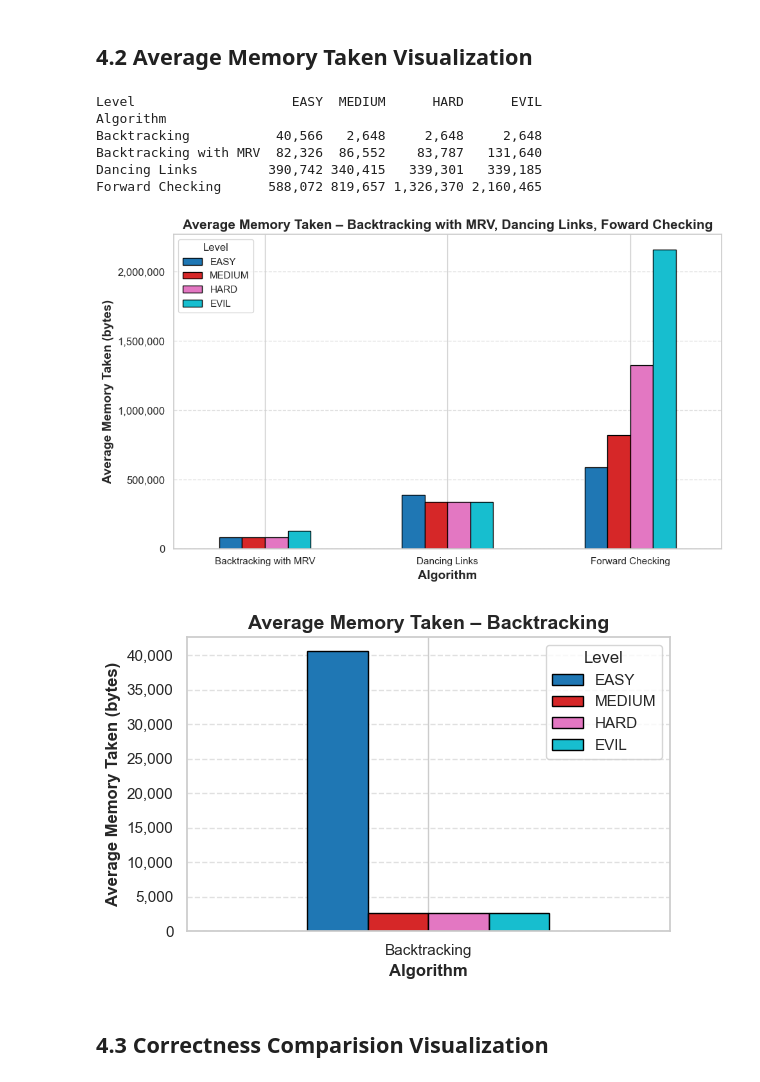
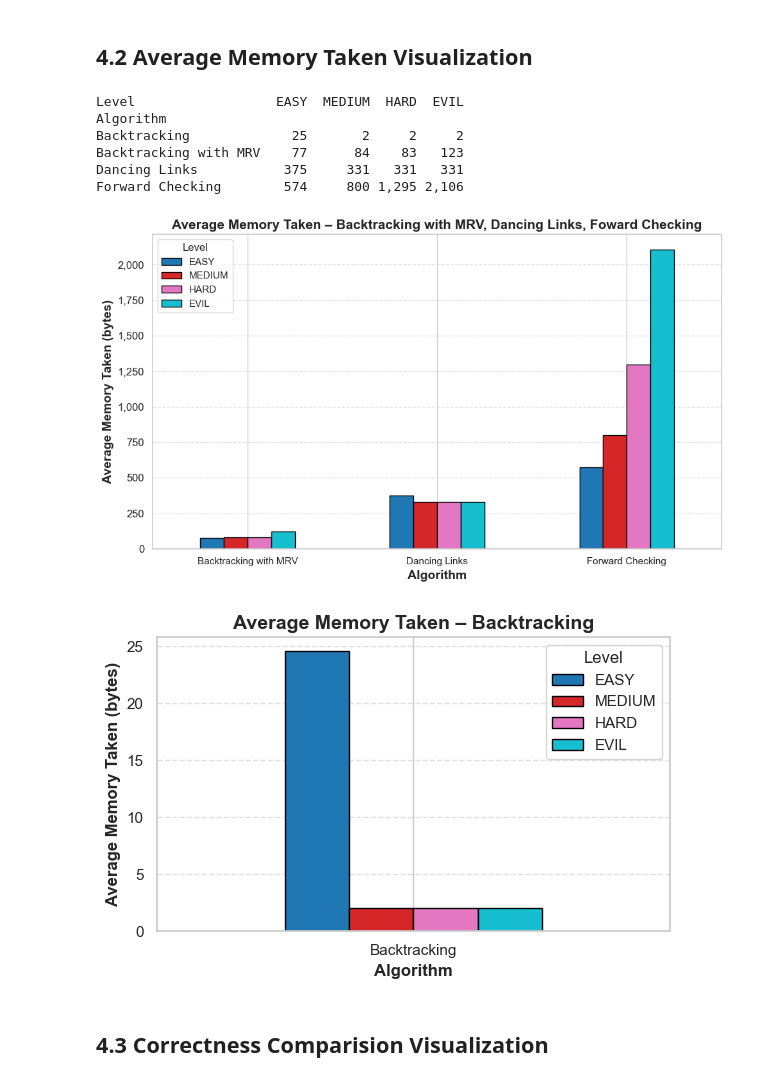
Before and after one commit to lucietran03/SodokuSolver_DSAProject, a Jupyter notebook: src/performance-analysis/Visualization.ipynb, the cells around one changed output. Cells and saved outputs as stored; diff of their text form; code cells hidden in the pictures.

```diff
--- a/src/performance-analysis/Visualization.ipynb
+++ b/src/performance-analysis/Visualization.ipynb
@@ -158,7 +158,7 @@ Forward Checking        777.866667  654.200000  1346.933333  2090.800000
 pd.options.display.float_format = '{:,.0f}'.format
 
 # Calculate the average memory usage per algorithm
-avg_memory_per_algorithm = raw_data.groupby(['Algorithm', 'Level'])['Memory Used (bytes)'].mean().unstack()
+avg_memory_per_algorithm = raw_data.groupby(['Algorithm', 'Level'])['Memory Used (KB)'].mean().unstack()
 desired_order = ['EASY', 'MEDIUM', 'HARD', 'EVIL']
 avg_memory_per_algorithm = avg_memory_per_algorithm[desired_order]
 
@@ -173,40 +173,40 @@ sns.set(style="whitegrid")
 bt_df = avg_memory_per_algorithm.loc[avg_memory_per_algorithm.index == "Backtracking"]
 other_df = avg_memory_per_algorithm.loc[avg_memory_per_algorithm.index != "Backtracking"]
 
 # --- Plot for the main three algorithms ---
 other_df.plot(kind='bar', figsize=(10, 6), colormap='tab10', edgecolor='black')
 plt.title('Average Memory Taken – Backtracking with MRV, Dancing Links, Foward Checking', fontsize=15, weight='bold')
 plt.xlabel('Algorithm', fontsize=14, weight='bold')
 plt.ylabel('Average Memory Taken (bytes)', fontsize=14, weight='bold')
 plt.xticks(rotation=0, ha='center', fontsize=11)
 plt.yticks(fontsize=12)
 plt.gca().yaxis.set_major_formatter(plt.FuncFormatter(lambda x, _: f'{x:,.0f}'))
 plt.grid(axis='y', linestyle='--', alpha=0.6)
 plt.tight_layout()
 plt.savefig('visualization_outputs/average_memory_taken_algorithms_part1.png', dpi=300)
 plt.show()
 
 # --- Plot for Backtracking only ---
 bt_df.plot(kind='bar', figsize=(6, 4), colormap='tab10', edgecolor='black')
 plt.title('Average Memory Taken – Backtracking', fontsize=14, weight='bold')
 plt.xlabel('Algorithm', fontsize=12, weight='bold')
 plt.ylabel('Average Memory Taken (bytes)', fontsize=12, weight='bold')
 plt.xticks(rotation=0, ha='center', fontsize=11)
 plt.yticks(fontsize=11)
 plt.gca().yaxis.set_major_formatter(plt.FuncFormatter(lambda x, _: f'{x:,.0f}'))
 plt.grid(axis='y', linestyle='--', alpha=0.6)
 plt.tight_layout()
 plt.savefig('visualization_outputs/average_memory_taken_algorithms_part2.png', dpi=300)
 plt.show()
 # %% [output]
-Level                    EASY  MEDIUM      HARD      EVIL
+Level                  EASY  MEDIUM  HARD  EVIL
 Algorithm
-Backtracking           40,566   2,648     2,648     2,648
-Backtracking with MRV  82,326  86,552    83,787   131,640
-Dancing Links         390,742 340,415   339,301   339,185
-Forward Checking      588,072 819,657 1,326,370 2,160,465
+Backtracking             25       2     2     2
+Backtracking with MRV    77      84    83   123
+Dancing Links           375     331   331   331
+Forward Checking        574     800 1,295 2,106
-[figure, old version]
+[figure, new version]
-[figure, old version]
+[figure, new version]
 # %% [markdown]
 ## 4.3 Correctness Comparision Visualization
 # %%
```
Also changed, not shown: parts of 5 cells of this notebook, 8 other files.
